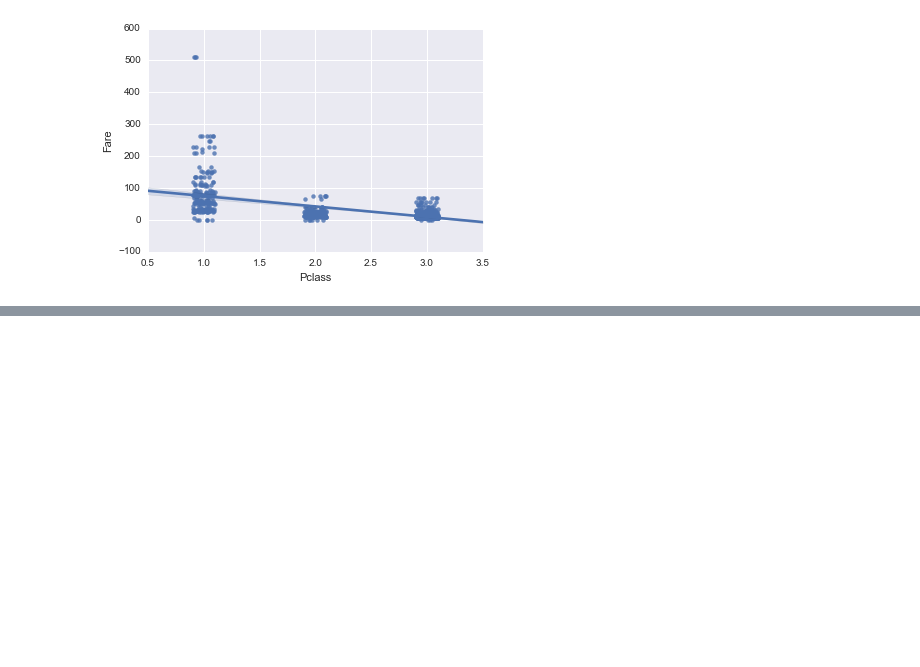
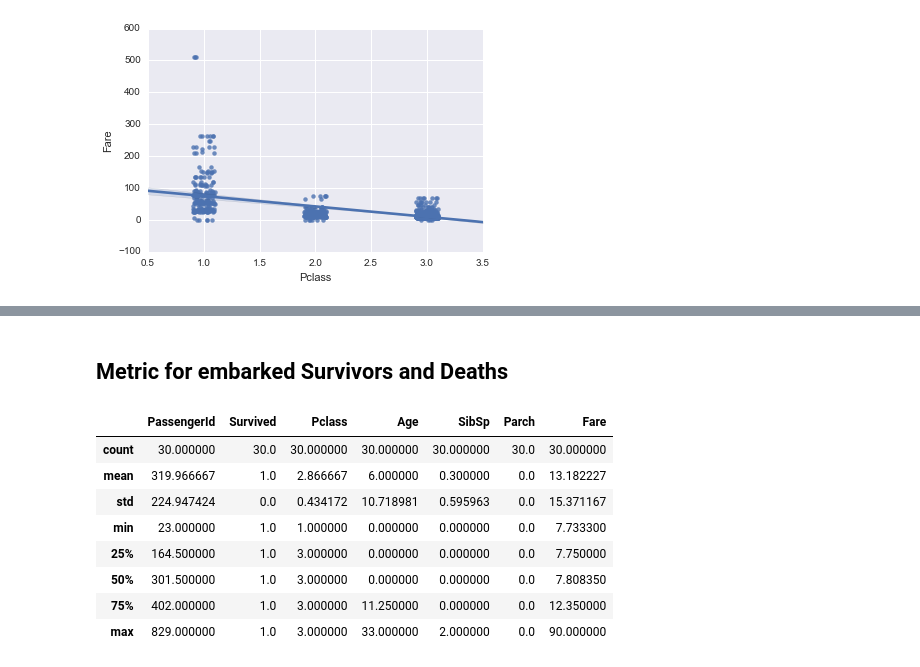
Before and after one commit to krismanaya/udacity_data_analyst, a Jupyter notebook: project_2/titanic_src/Titanic Project 2 .ipynb, the cells around one changed output, grey strips where cells are left out. Cells and saved outputs as stored; diff of their text form; code cells hidden in the pictures; blank space fills up the shorter version.

```diff
--- a/project_2/titanic_src/Titanic Project 2 .ipynb
+++ b/project_2/titanic_src/Titanic Project 2 .ipynb
@@ -701,0 +755,23 @@ SpearmanrResult(correlation=-0.6880316726256096, pvalue=6.1945537314229761e-126)
+# %% [markdown]
+## Metric for embarked Survivors and Deaths
+# %%
+# Describe the embarked data set
+embarked_qdf.describe()
+embarked_death_sdf.describe()
+
+# Find the max and min Fare
+embarked_cdf[embarked_cdf['Fare'] == 7.225000]
+embarked_cdf[embarked_cdf['Fare'] == 512.329200]
+embarked_qdf[embarked_qdf['Fare'] == 7.733300]
+embarked_qdf[embarked_qdf['Fare'] == 90.000000]
+embarked_death_sdf[embarked_death_sdf['Fare'] == 263]
+# %% [output]
+|  | PassengerId | Survived | Pclass | Age | SibSp | Parch | Fare |
+| count | 30.000000 | 30.0 | 30.000000 | 30.000000 | 30.000000 | 30.0 | 30.000000 |
+| mean | 319.966667 | 1.0 | 2.866667 | 6.000000 | 0.300000 | 0.0 | 13.182227 |
+| std | 224.947424 | 0.0 | 0.434172 | 10.718981 | 0.595963 | 0.0 | 15.371167 |
+| min | 23.000000 | 1.0 | 1.000000 | 0.000000 | 0.000000 | 0.0 | 7.733300 |
+| 25% | 164.500000 | 1.0 | 3.000000 | 0.000000 | 0.000000 | 0.0 | 7.750000 |
+| 50% | 301.500000 | 1.0 | 3.000000 | 0.000000 | 0.000000 | 0.0 | 7.808350 |
+| 75% | 402.000000 | 1.0 | 3.000000 | 11.250000 | 0.000000 | 0.0 | 12.350000 |
+| max | 829.000000 | 1.0 | 3.000000 | 33.000000 | 2.000000 | 0.0 | 90.000000 |
```
Also changed, not shown: parts of 4 cells of this notebook.
